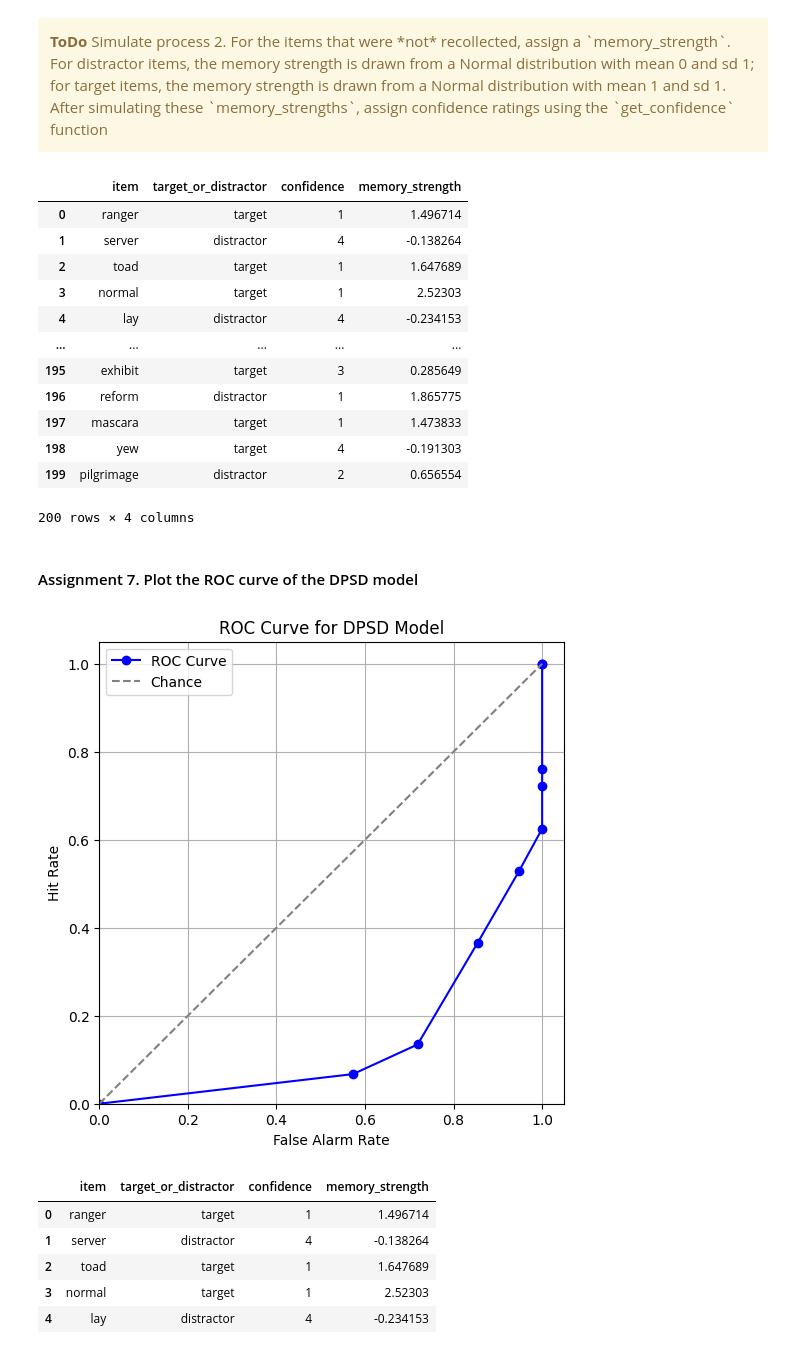
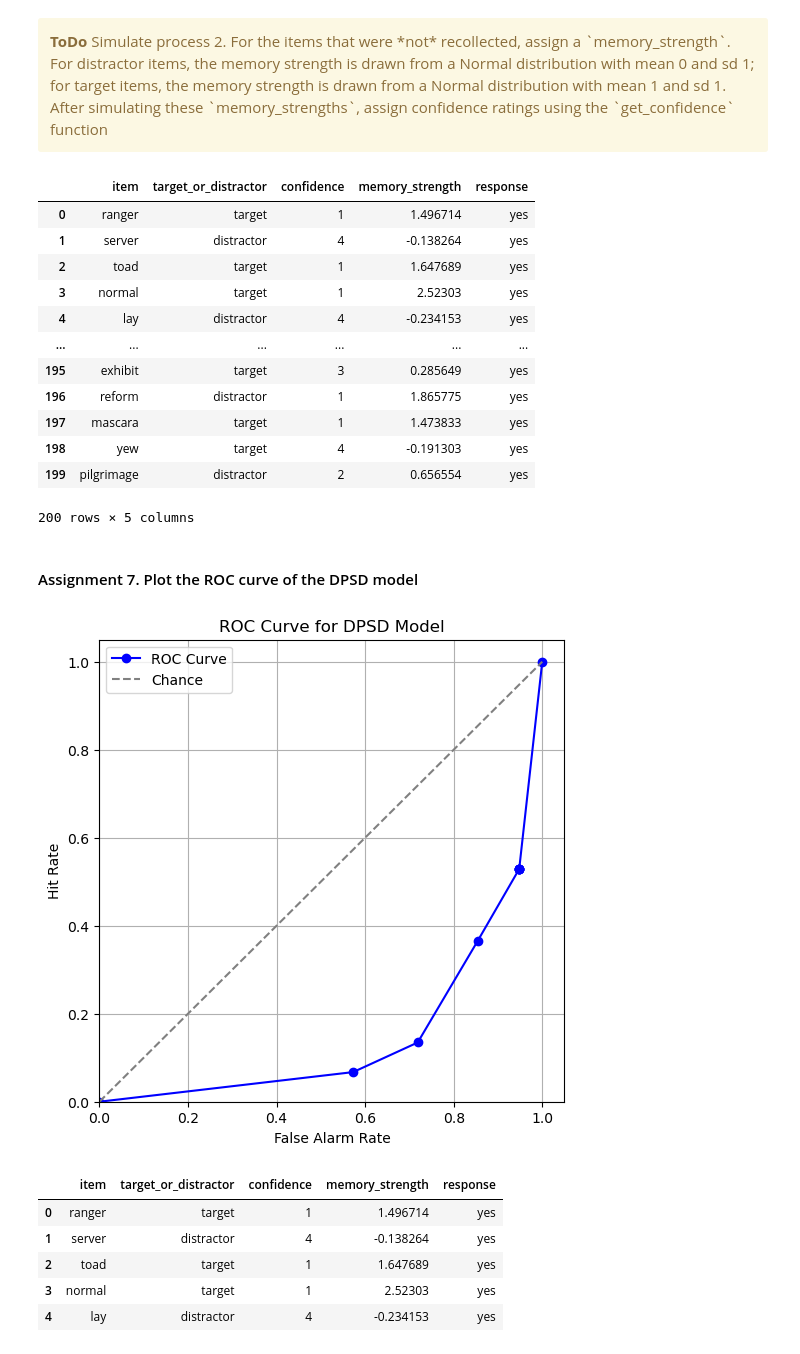
Before and after one commit to kooroshkz/Cognition_and_Computation, a Jupyter notebook: Project-1/memory.ipynb, the cells around one changed output. Cells and saved outputs as stored; diff of their text form; code cells hidden in the pictures.

```diff
--- a/Project-1/memory.ipynb
+++ b/Project-1/memory.ipynb
@@ -570,23 +577,25 @@ for index in model3_data[not_recollected].index:
   else:
     model3_data.loc[index, "memory_strength"] = np.random.normal(0,1) # distractor item has a Normal distribution with mean 0 and sd 1;
 
-# use get_confidence() function convert memory_strength to confidence rating
+# Convert memory_strength to confidence rating
 model3_data.loc[not_recollected, "confidence"] = get_confidence(model3_data.loc[not_recollected, "memory_strength"])
+# Set response based on confidence (Threshold method that we used before in guessing model)
+model3_data["response"] = np.where(model3_data["confidence"] <= 4, "yes", "no")
 model3_data
 # %% [output]
-|  | item | target_or_distractor | confidence | memory_strength |
-| 0 | ranger | target | 1 | 1.496714 |
-| 1 | server | distractor | 4 | -0.138264 |
-| 2 | toad | target | 1 | 1.647689 |
-| 3 | normal | target | 1 | 2.52303 |
-| 4 | lay | distractor | 4 | -0.234153 |
-| ... | ... | ... | ... | ... |
-| 195 | exhibit | target | 3 | 0.285649 |
-| 196 | reform | distractor | 1 | 1.865775 |
-| 197 | mascara | target | 1 | 1.473833 |
-| 198 | yew | target | 4 | -0.191303 |
-| 199 | pilgrimage | distractor | 2 | 0.656554 |
+|  | item | target_or_distractor | confidence | memory_strength | response |
+| 0 | ranger | target | 1 | 1.496714 | yes |
+| 1 | server | distractor | 4 | -0.138264 | yes |
+| 2 | toad | target | 1 | 1.647689 | yes |
+| 3 | normal | target | 1 | 2.52303 | yes |
+| 4 | lay | distractor | 4 | -0.234153 | yes |
+| ... | ... | ... | ... | ... | ... |
+| 195 | exhibit | target | 3 | 0.285649 | yes |
+| 196 | reform | distractor | 1 | 1.865775 | yes |
+| 197 | mascara | target | 1 | 1.473833 | yes |
+| 198 | yew | target | 4 | -0.191303 | yes |
+| 199 | pilgrimage | distractor | 2 | 0.656554 | yes |
-200 rows × 4 columns
+200 rows × 5 columns
 # %% [markdown]
 #### Assignment 7. Plot the ROC curve of the DPSD model
 # %%
@@ -601,8 +610,9 @@ def compute_roc_curve(data):
   for threshold in conf_levels:
     filtered = data[data['confidence'] <= threshold]
 
-    hits = sum((filtered["target_or_distractor"] == "target"))
-    false_alarms = sum((filtered["target_or_distractor"] == "distractor"))
+    hits = sum((filtered["target_or_distractor"] == "target") & (filtered["response"] == "yes"))
+    false_alarms = sum((filtered["target_or_distractor"] == "distractor") & (filtered["response"] == "yes"))
+
 
     if total_targets > 0:
       hit_rate = hits / total_targets
@@ -613,37 +623,37 @@ def compute_roc_curve(data):
       false_alarm_rate = false_alarms / total_distractors
     else:
       false_alarm_rate = 0
 
     hit_rates.append(hit_rate)
     false_alarm_rates.append(false_alarm_rate)
   hit_rates.append(1)
   false_alarm_rates.append(1)
   return hit_rates, false_alarm_rates
 
 def plot_roc_curve(data, title="ROC Curve for DPSD Model"):
     """Plots the ROC curve."""
     fpr, tpr = compute_roc_curve(data)
 
     plt.figure(figsize=(6,6))
     plt.plot(fpr, tpr, marker="o", linestyle="-", color="b", label="ROC Curve")
     plt.plot([0,1], [0,1], "--", color="gray", label="Chance")
     plt.xlim([0,1.05])
     plt.ylim([0,1.05])
     plt.xlabel("False Alarm Rate")
     plt.ylabel("Hit Rate")
     plt.title(title)
     plt.legend()
     plt.grid()
     plt.show()
 
 plot_roc_curve(model3_data, title="ROC Curve for DPSD Model")
 
 model3_data.head()
 # %% [output]
-[figure, old version]
+[figure, new version]
-|  | item | target_or_distractor | confidence | memory_strength |
-| 0 | ranger | target | 1 | 1.496714 |
-| 1 | server | distractor | 4 | -0.138264 |
-| 2 | toad | target | 1 | 1.647689 |
-| 3 | normal | target | 1 | 2.52303 |
-| 4 | lay | distractor | 4 | -0.234153 |
+|  | item | target_or_distractor | confidence | memory_strength | response |
+| 0 | ranger | target | 1 | 1.496714 | yes |
+| 1 | server | distractor | 4 | -0.138264 | yes |
+| 2 | toad | target | 1 | 1.647689 | yes |
+| 3 | normal | target | 1 | 2.52303 | yes |
+| 4 | lay | distractor | 4 | -0.234153 | yes |
```
Also changed, not shown: parts of 7 cells of this notebook.
